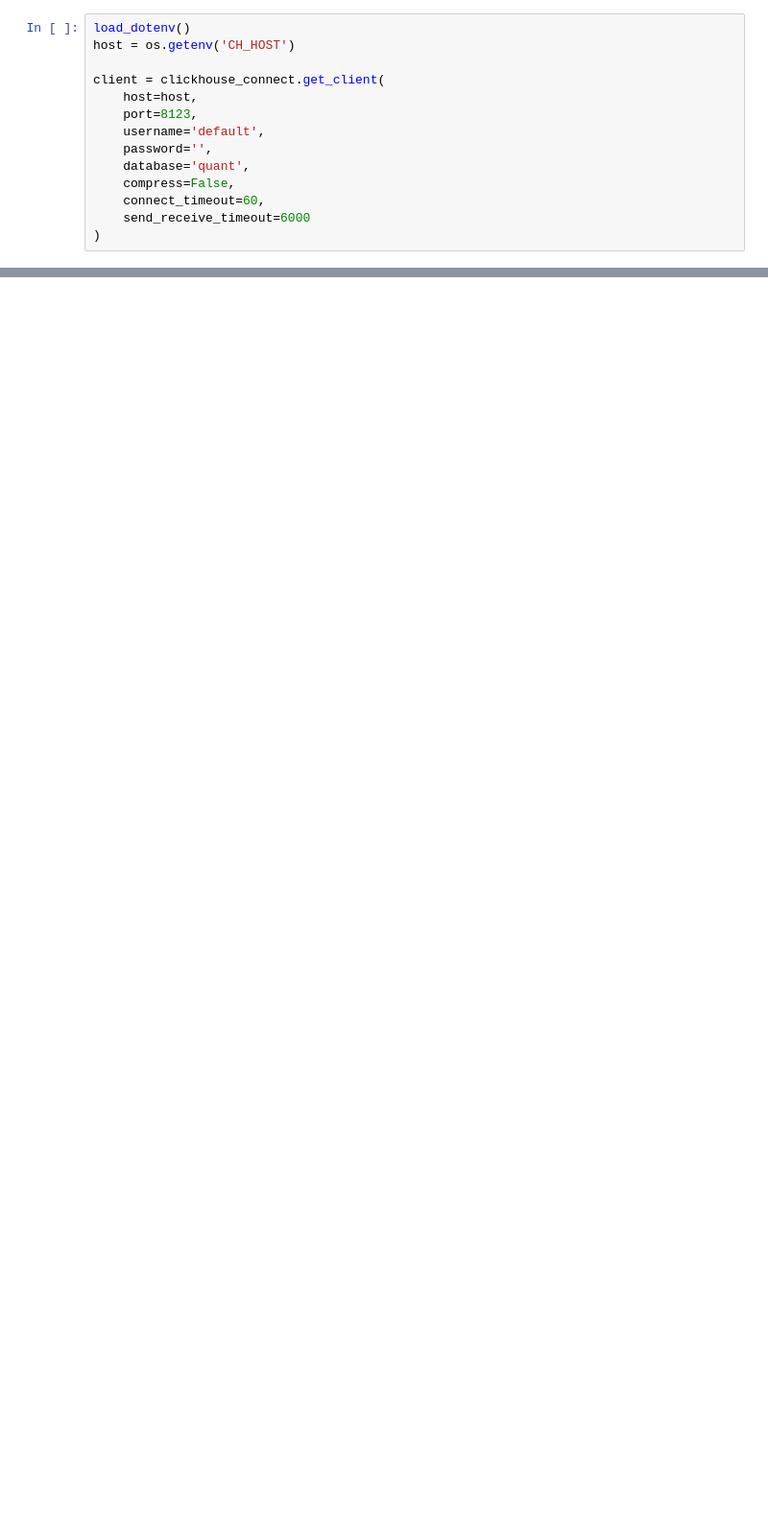
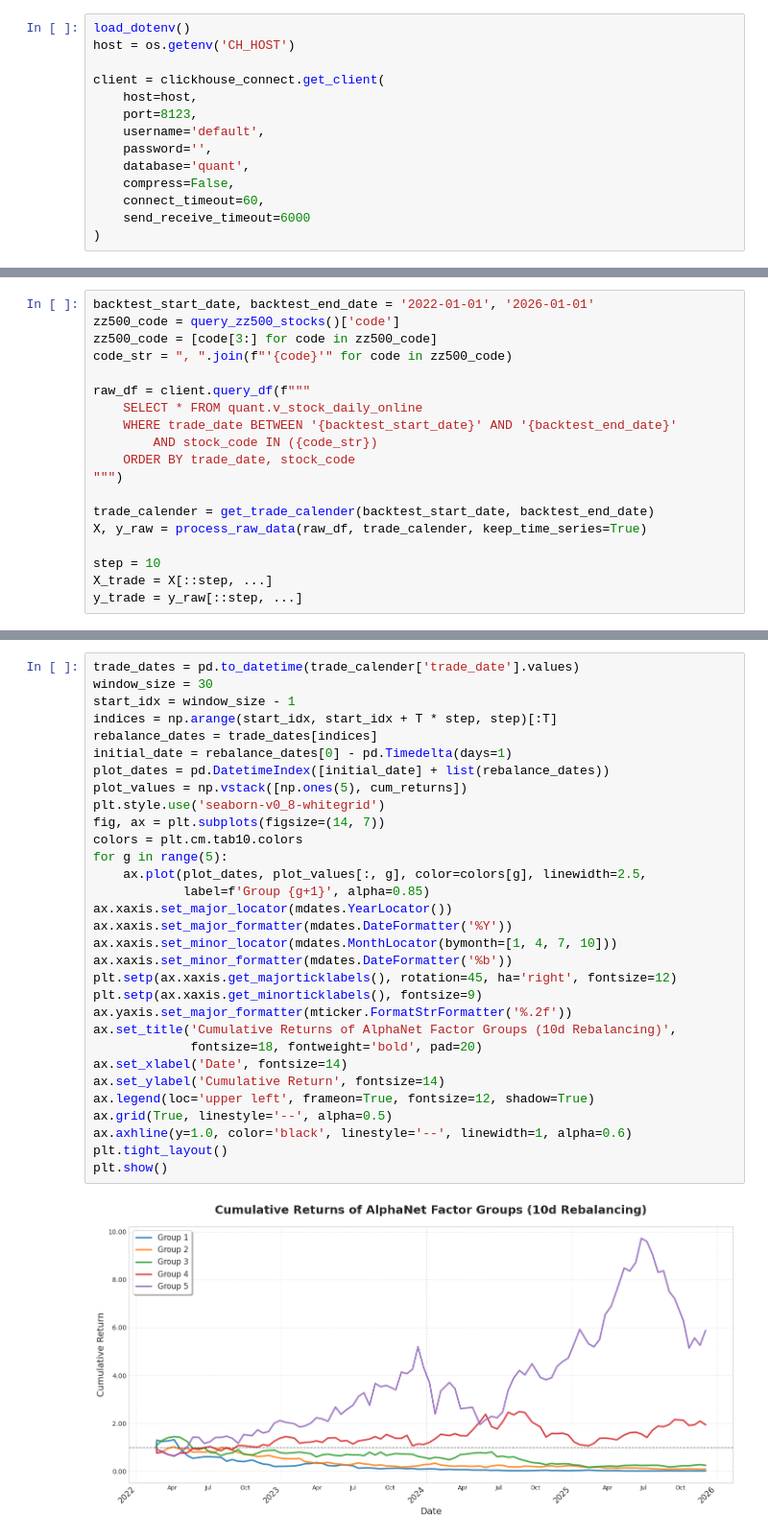
Before and after one commit to GaryNasser/quant-research-notebook, a Jupyter notebook: B-因子/20200614-华泰证券-AlphaNet因子挖掘神经网络.ipynb, the cells around one changed output, grey strips where cells are left out. Shown at 96% size. Drawn from its saved outputs; the diff is of its cells as text; blank space fills up the shorter version.

Commit message:
feat(AlphaNet): 增加分组回测检验，验证模型有效性

```diff
--- a/B-因子/20200614-华泰证券-AlphaNet因子挖掘神经网络.ipynb
+++ b/B-因子/20200614-华泰证券-AlphaNet因子挖掘神经网络.ipynb
@@ -188,0 +31,19 @@ save_log()
+# %%
+backtest_start_date, backtest_end_date = '2022-01-01', '2026-01-01'
+zz500_code = query_zz500_stocks()['code']
+zz500_code = [code[3:] for code in zz500_code]
+code_str = ", ".join(f"'{code}'" for code in zz500_code)
+
+raw_df = client.query_df(f"""
+    SELECT * FROM quant.v_stock_daily_online
+    WHERE trade_date BETWEEN '{backtest_start_date}' AND '{backtest_end_date}'
+        AND stock_code IN ({code_str})
+    ORDER BY trade_date, stock_code
+""")
+
+trade_calender = get_trade_calender(backtest_start_date, backtest_end_date)
+X, y_raw = process_raw_data(raw_df, trade_calender, keep_time_series=True)
+
+step = 10
+X_trade = X[::step, ...]
+y_trade = y_raw[::step, ...]
@@ -188,0 +103,33 @@ save_log()
+# %%
+trade_dates = pd.to_datetime(trade_calender['trade_date'].values)
+window_size = 30
+start_idx = window_size - 1
+indices = np.arange(start_idx, start_idx + T * step, step)[:T]
+rebalance_dates = trade_dates[indices]
+initial_date = rebalance_dates[0] - pd.Timedelta(days=1)
+plot_dates = pd.DatetimeIndex([initial_date] + list(rebalance_dates))
+plot_values = np.vstack([np.ones(5), cum_returns])
+plt.style.use('seaborn-v0_8-whitegrid')
+fig, ax = plt.subplots(figsize=(14, 7))
+colors = plt.cm.tab10.colors
+for g in range(5):
+    ax.plot(plot_dates, plot_values[:, g], color=colors[g], linewidth=2.5,
+            label=f'Group {g+1}', alpha=0.85)
+ax.xaxis.set_major_locator(mdates.YearLocator())
+ax.xaxis.set_major_formatter(mdates.DateFormatter('%Y'))
+ax.xaxis.set_minor_locator(mdates.MonthLocator(bymonth=[1, 4, 7, 10]))
+ax.xaxis.set_minor_formatter(mdates.DateFormatter('%b'))
+plt.setp(ax.xaxis.get_majorticklabels(), rotation=45, ha='right', fontsize=12)
+plt.setp(ax.xaxis.get_minorticklabels(), fontsize=9)
+ax.yaxis.set_major_formatter(mticker.FormatStrFormatter('%.2f'))
+ax.set_title('Cumulative Returns of AlphaNet Factor Groups (10d Rebalancing)',
+             fontsize=18, fontweight='bold', pad=20)
+ax.set_xlabel('Date', fontsize=14)
+ax.set_ylabel('Cumulative Return', fontsize=14)
+ax.legend(loc='upper left', frameon=True, fontsize=12, shadow=True)
+ax.grid(True, linestyle='--', alpha=0.5)
+ax.axhline(y=1.0, color='black', linestyle='--', linewidth=1, alpha=0.6)
+plt.tight_layout()
+plt.show()
+# %% [output]
+[figure, added]
```
Also changed, not shown: parts of 3 cells of this notebook, 2 other files.
